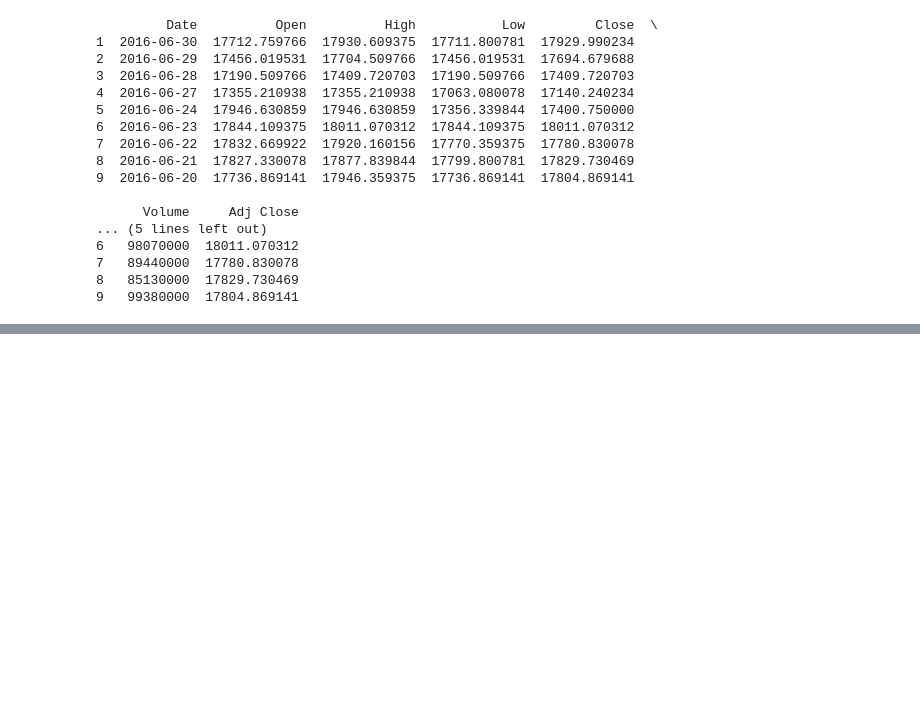
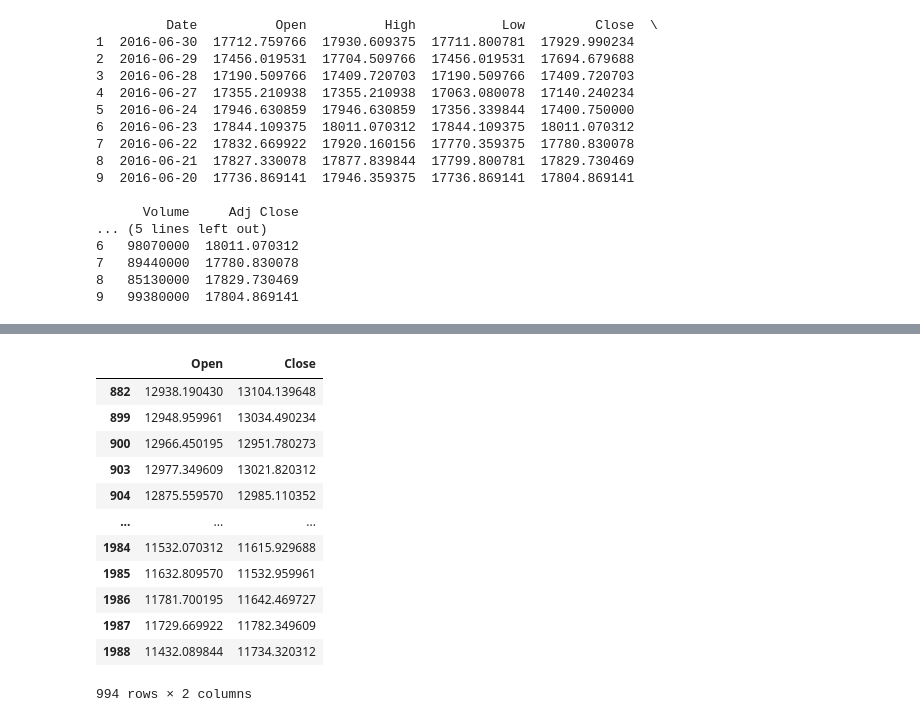
Before and after one commit to Naitikpareek123/Naitikpareek123, a Jupyter notebook: python/project3/practics.ipynb, the cells around one changed output, grey strips where cells are left out. Drawn from its saved outputs; the diff is of its cells as text; code cells hidden in the pictures; blank space fills up the shorter version.

```diff
--- a/python/project3/practics.ipynb
+++ b/python/project3/practics.ipynb
@@ -358,0 +400,16 @@ print(data[data.index.isin(range(1,10))])
+# %%
+data.loc[data.Open<data.Open.median(),['Open','Close']]
+# %% [output]
+|  | Open | Close |
+| 882 | 12938.190430 | 13104.139648 |
+| 899 | 12948.959961 | 13034.490234 |
+| 900 | 12966.450195 | 12951.780273 |
+| 903 | 12977.349609 | 13021.820312 |
+| 904 | 12875.559570 | 12985.110352 |
+| ... | ... | ... |
+| 1984 | 11532.070312 | 11615.929688 |
+| 1985 | 11632.809570 | 11532.959961 |
+| 1986 | 11781.700195 | 11642.469727 |
+| 1987 | 11729.669922 | 11782.349609 |
+| 1988 | 11432.089844 | 11734.320312 |
+994 rows × 2 columns
```
Also changed, not shown: parts of 4 cells of this notebook.
